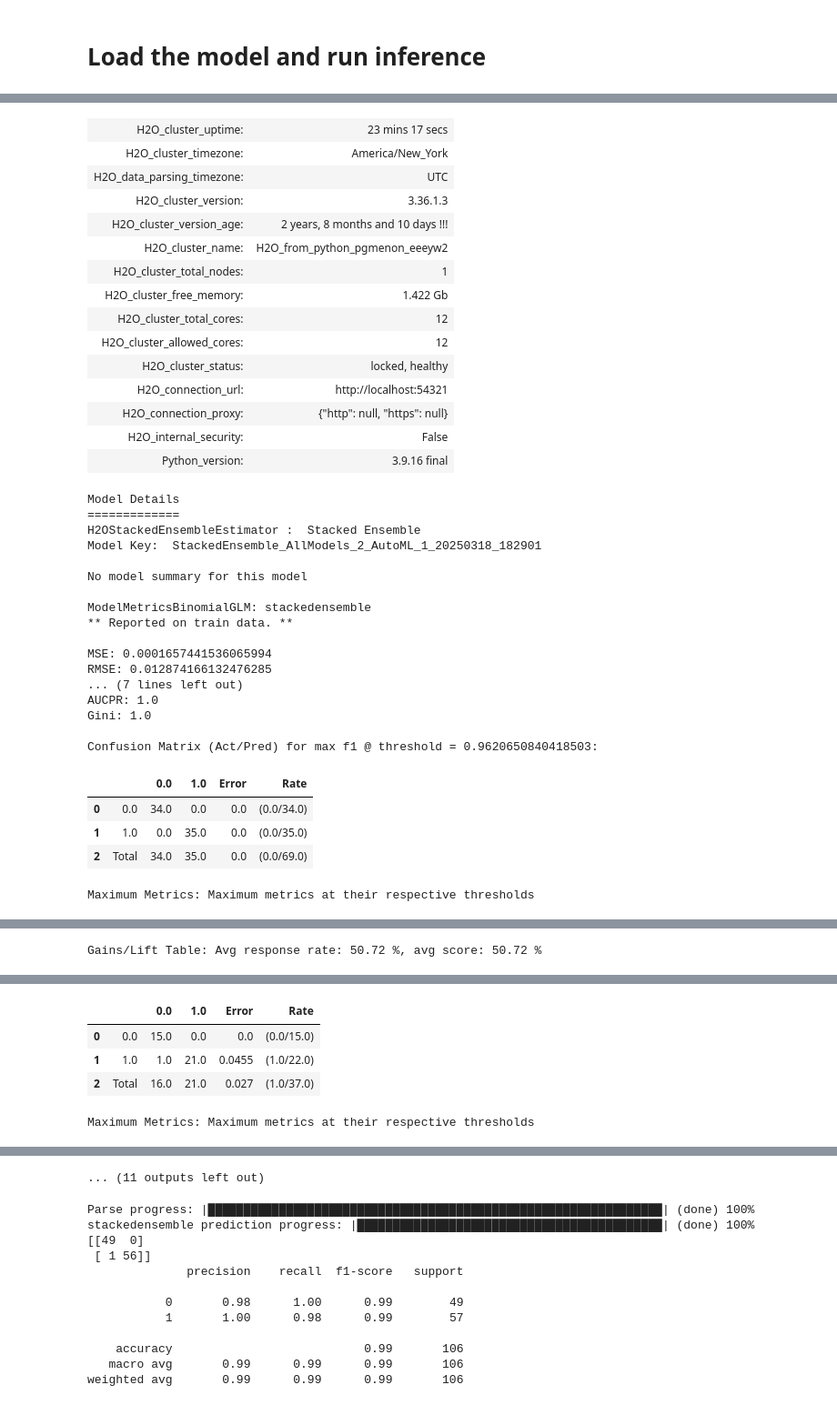
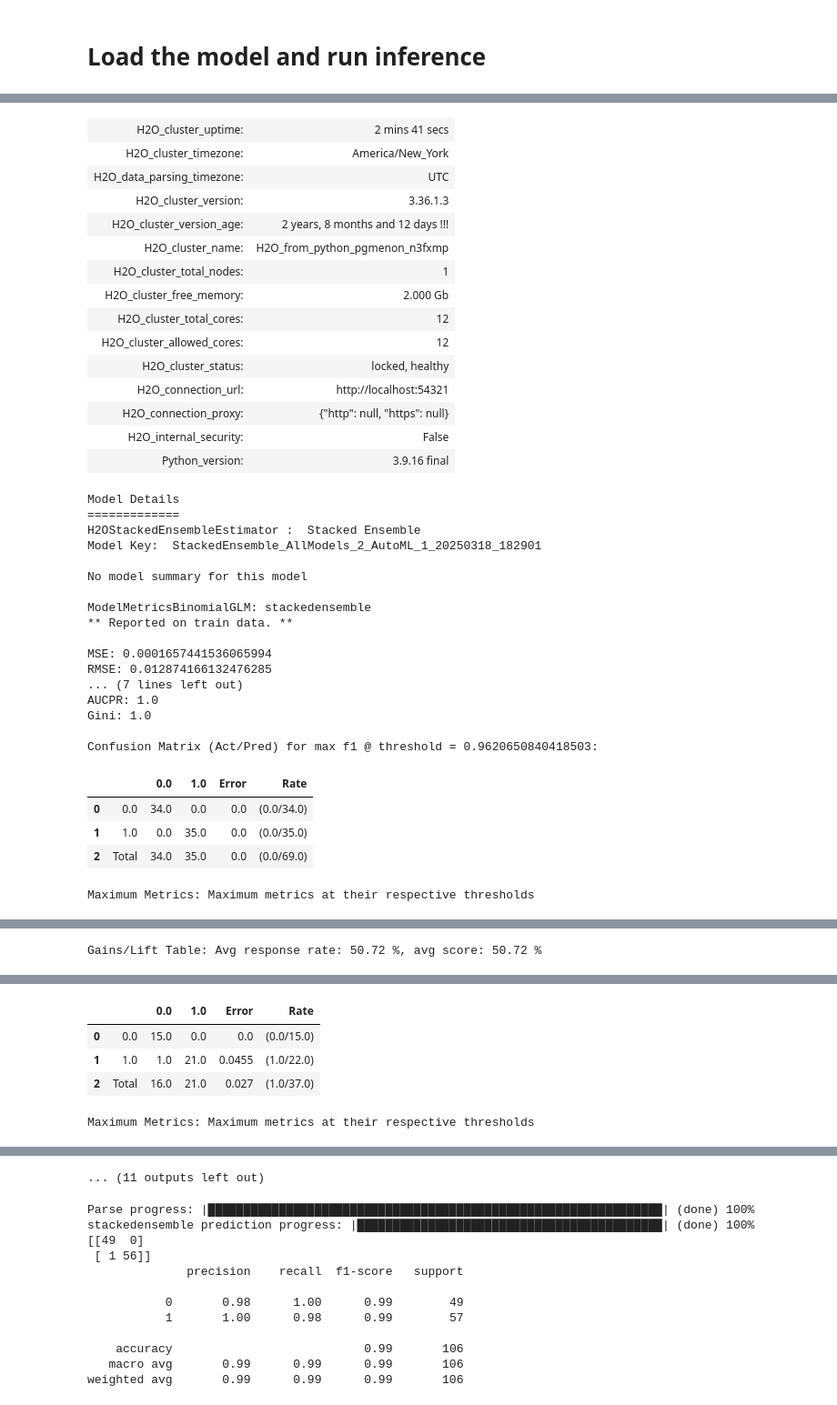
Before and after one commit to menonpg/bioeng2390_ai_in_healthcare, a Jupyter notebook: Week09/CreateModelsFromCSV_h2o.ipynb, the cells around one changed output, grey strips where cells are left out. Shown at 91% size. Saved outputs shown, nothing was run; the diff lists cells and outputs as text; code cells hidden in the pictures.

```diff
--- a/Week09/CreateModelsFromCSV_h2o.ipynb
+++ b/Week09/CreateModelsFromCSV_h2o.ipynb
@@ -136,7 +136,7 @@ import h2o
 from h2o.estimators import H2OGradientBoostingEstimator
 
 # Initialize H2O
-h2o.init()
+h2o.init(max_mem_size="2G")
 
 # Load the model
 model_path = "purpleModels/StackedEnsemble_AllModels_2_AutoML_1_20250318_182901" #GBM_grid_1_AutoML_1_20250318_182901_model_12"
@@ -149,11 +149,11 @@ Warning: Your H2O cluster version is too old (2 years, 8 months and 10 days)!Ple
-| H2O_cluster_uptime: | 23 mins 17 secs |
+| H2O_cluster_uptime: | 2 mins 41 secs |
 | H2O_cluster_timezone: | America/New_York |
 | H2O_data_parsing_timezone: | UTC |
 | H2O_cluster_version: | 3.36.1.3 |
-| H2O_cluster_version_age: | 2 years, 8 months and 10 days !!! |
-| H2O_cluster_name: | H2O_from_python_pgmenon_eeeyw2 |
+| H2O_cluster_version_age: | 2 years, 8 months and 12 days !!! |
+| H2O_cluster_name: | H2O_from_python_pgmenon_n3fxmp |
 | H2O_cluster_total_nodes: | 1 |
-| H2O_cluster_free_memory: | 1.422 Gb |
+| H2O_cluster_free_memory: | 2.000 Gb |
 | H2O_cluster_total_cores: | 12 |
 | H2O_cluster_allowed_cores: | 12 |
 | H2O_cluster_status: | locked, healthy |
```
Also changed, not shown: parts of 4 cells of this notebook.
